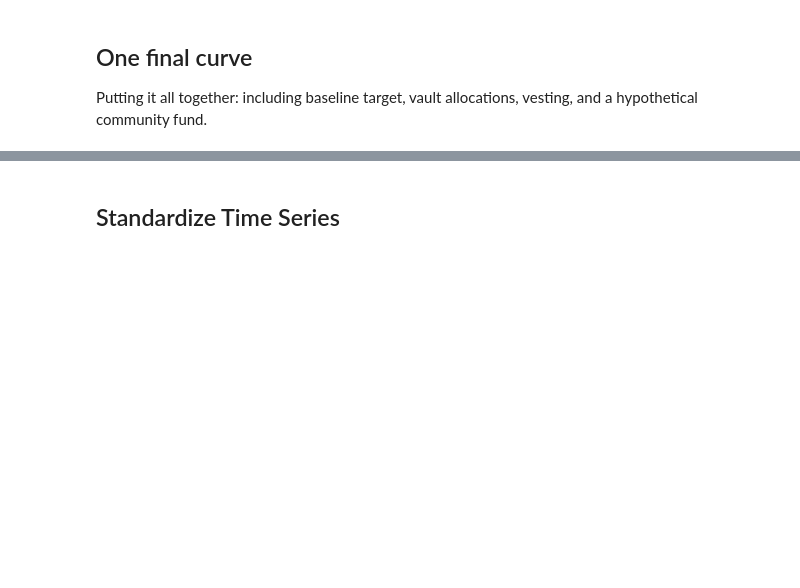
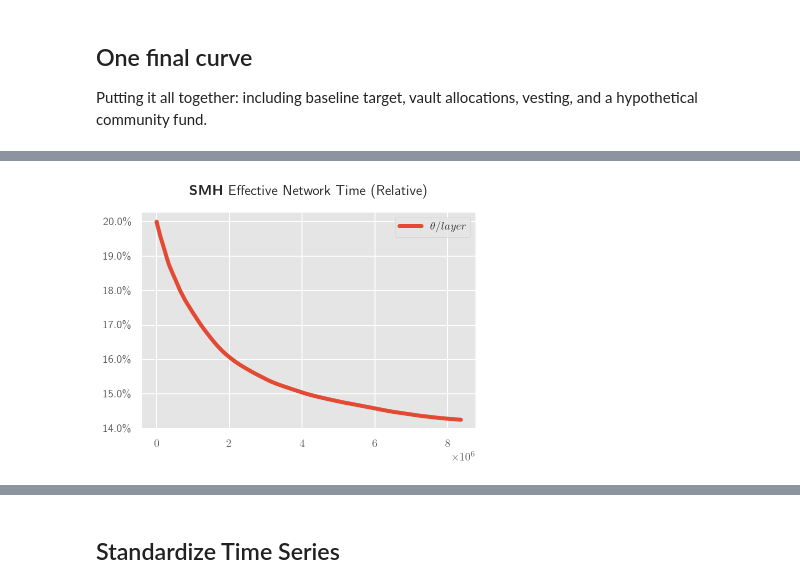
Before and after one commit to lrettig/crypto-monetary-base, a Jupyter notebook: jupyter-notebooks/SMH.ipynb, the cells around one changed output, grey strips where cells are left out. Drawn from its saved outputs; the diff is of its cells as text; code cells hidden in the pictures; blank space fills up the shorter version.

```diff
--- a/jupyter-notebooks/SMH.ipynb
+++ b/jupyter-notebooks/SMH.ipynb
@@ -1210,0 +1282,3 @@ display(supply.tail())
+# %%
+plot_theta(supply[mask], plot_pct=True)
+# %% [output]
@@ -1210,0 +1286 @@ display(supply.tail())
+[figure, added]
```
Also changed, not shown: parts of 12 cells of this notebook, 1 other file.
